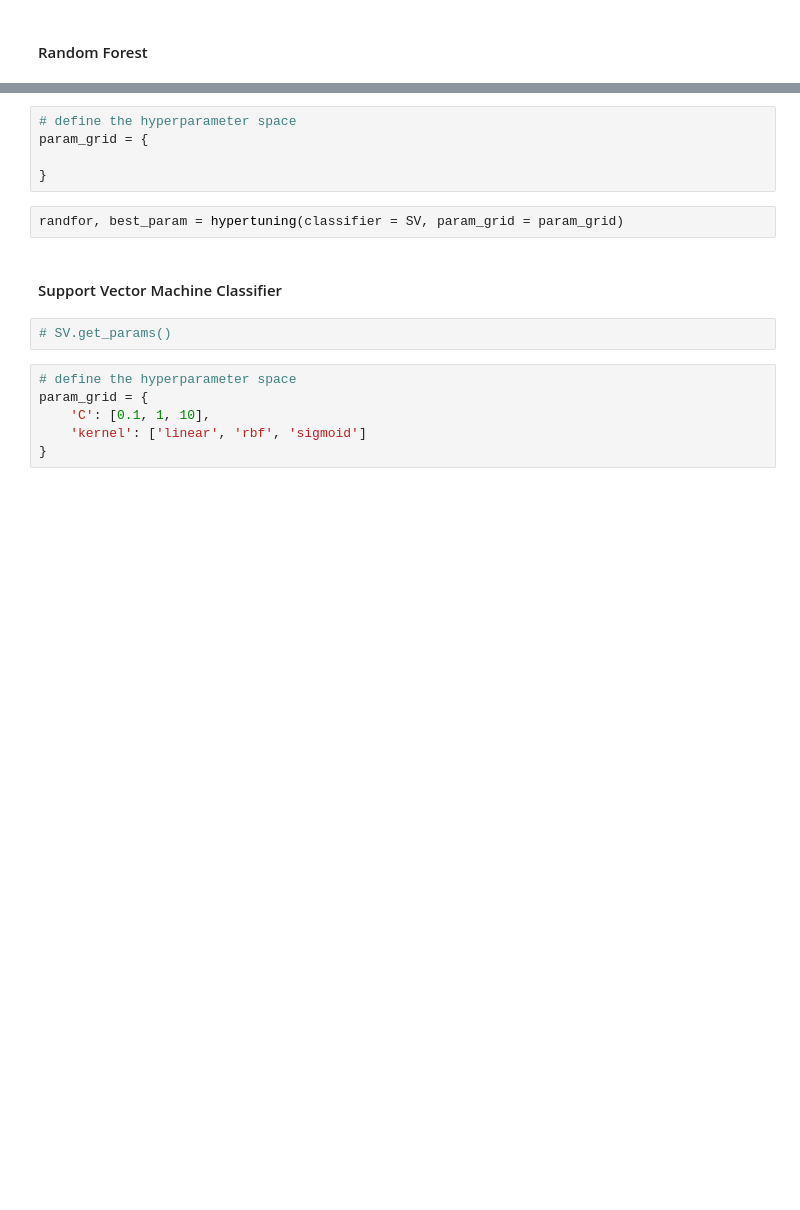
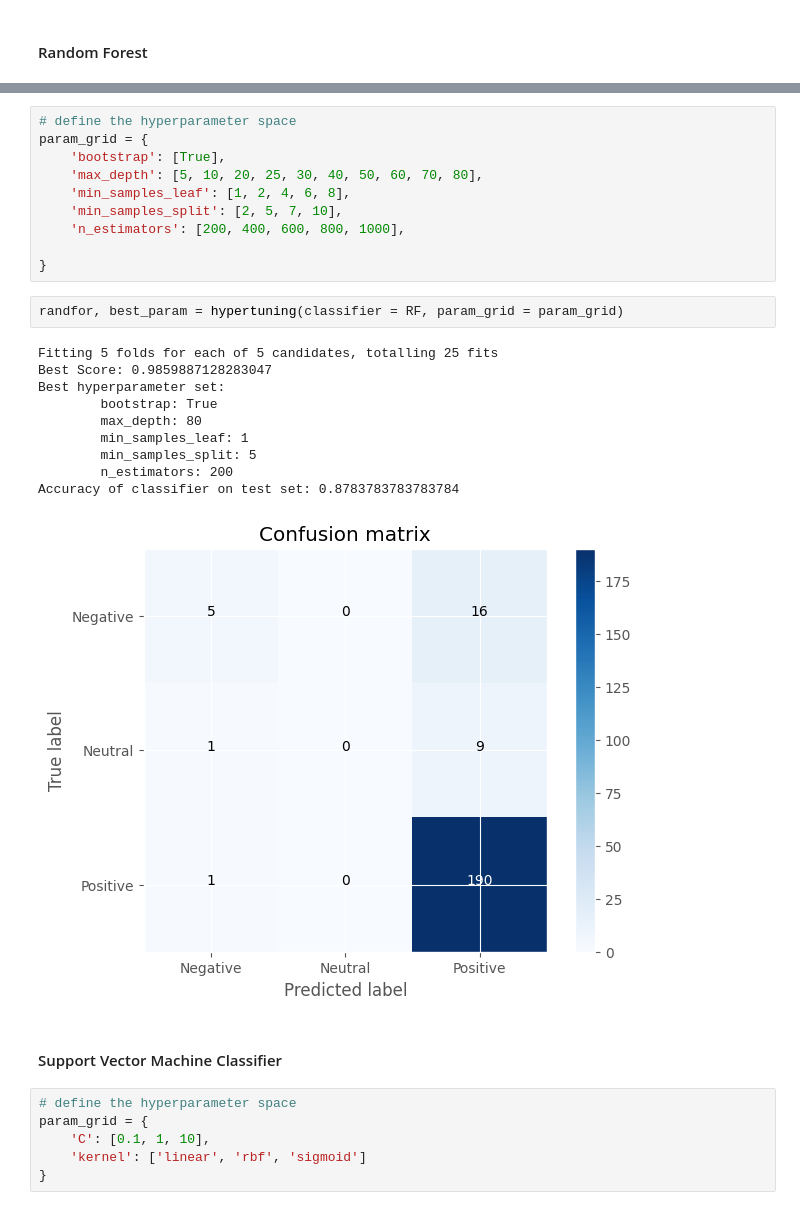
Before and after one commit to DavidAlexanderMoe/Sentiment-Analysis-and-Web-Scraping, a Jupyter notebook: Scripts/Analysis/4. Model Selection and Evaluation.ipynb, the cells around one changed output, grey strips where cells are left out. Saved outputs shown, nothing was run; the diff lists cells and outputs as text; blank space fills up the shorter version.

```diff
--- a/Scripts/Analysis/4. Model Selection and Evaluation.ipynb
+++ b/Scripts/Analysis/4. Model Selection and Evaluation.ipynb
@@ -234,14 +204,28 @@ Accuracy of classifier on test set: 0.8918918918918919
-# %%
-# define the hyperparameter space
-param_grid = {
-
-}
+# %%
+# define the hyperparameter space
+param_grid = {
+    'bootstrap': [True],
+    'max_depth': [5, 10, 20, 25, 30, 40, 50, 60, 70, 80],
+    'min_samples_leaf': [1, 2, 4, 6, 8],
+    'min_samples_split': [2, 5, 7, 10],
+    'n_estimators': [200, 400, 600, 800, 1000],
+
+}
 # %%
-randfor, best_param = hypertuning(classifier = SV, param_grid = param_grid)
+randfor, best_param = hypertuning(classifier = RF, param_grid = param_grid)
+# %% [output]
+Fitting 5 folds for each of 5 candidates, totalling 25 fits
+Best Score: 0.9859887128283047
+Best hyperparameter set:
+        bootstrap: True
+        max_depth: 80
+        min_samples_leaf: 1
+        min_samples_split: 5
+        n_estimators: 200
+Accuracy of classifier on test set: 0.8783783783783784
+[figure, added]
 # %% [markdown]
 #### Support Vector Machine Classifier
-# %%
-# SV.get_params()
 # %%
 # define the hyperparameter space
 param_grid = {
```
Also changed, not shown: parts of 21 cells of this notebook.
